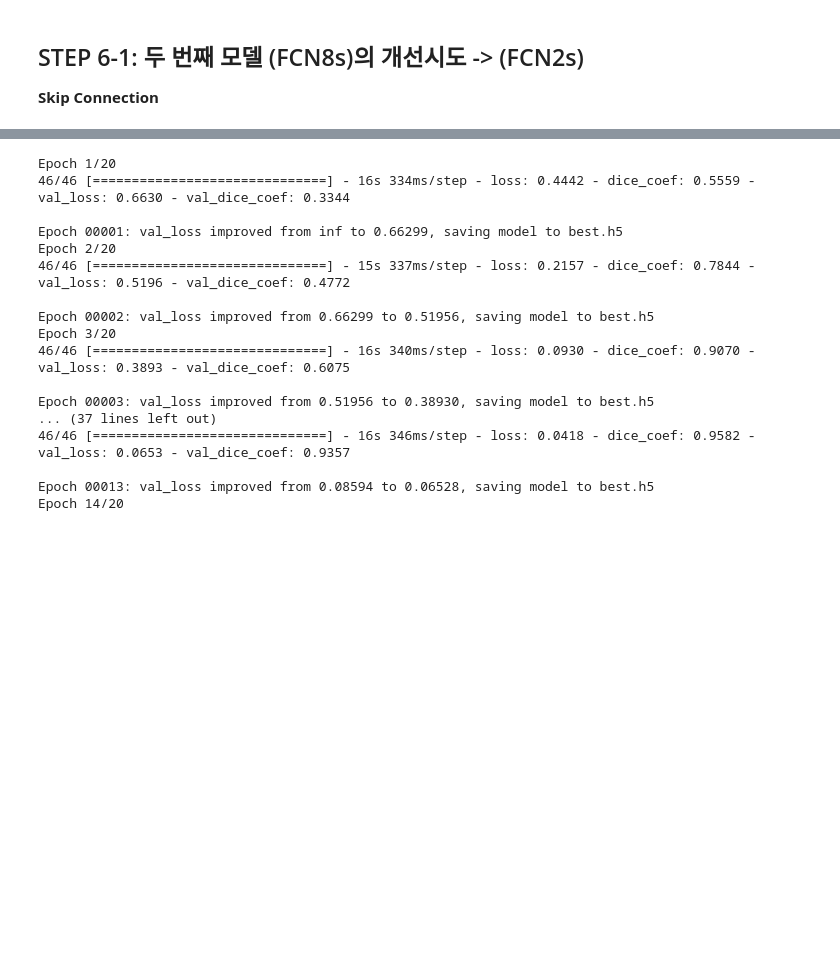
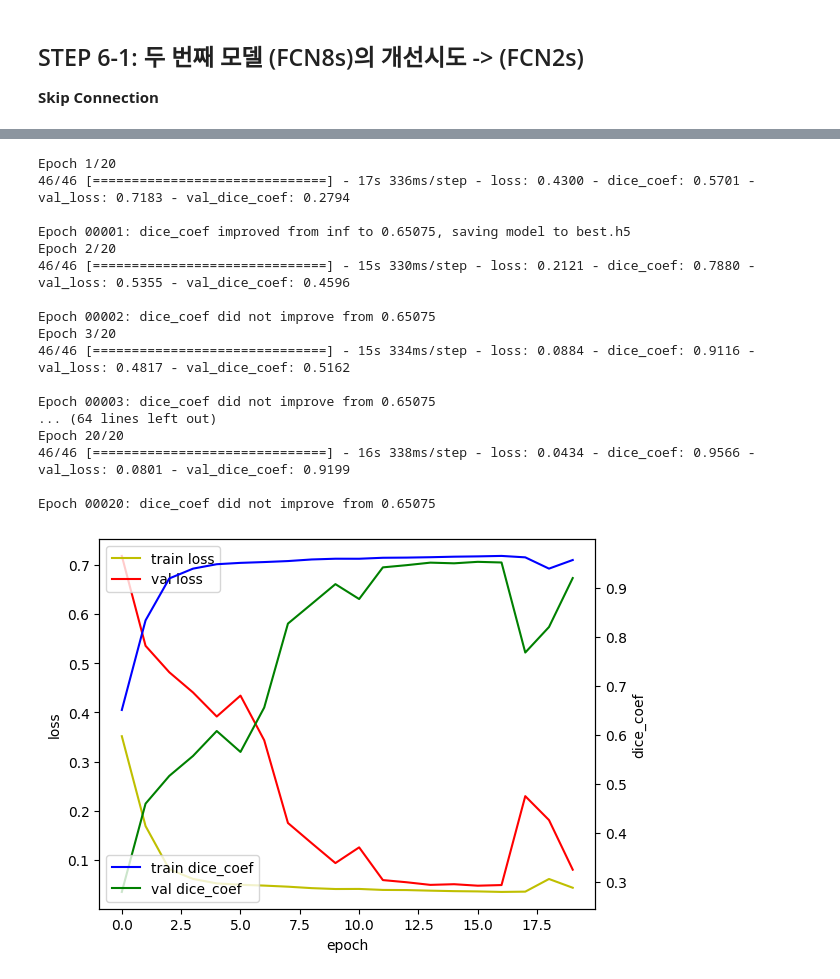
Before and after one commit to whansunKim/keras_image_example, a Jupyter notebook: Day2_3 Keras CNN (Segmentation).ipynb, the cells around one changed output, grey strips where cells are left out. Saved outputs shown, nothing was run; the diff lists cells and outputs as text; code cells hidden in the pictures; blank space fills up the shorter version.

```diff
--- a/Day2_3 Keras CNN (Segmentation).ipynb
+++ b/Day2_3 Keras CNN (Segmentation).ipynb
@@ -806,6 +808,10 @@ def unet(input_size=(256,256,3)):
 
     return Model(inputs=[inputs], outputs=[conv10])
 # %%
+from tensorflow.keras.callbacks import ModelCheckpoint
+cb_checkpoint = ModelCheckpoint(filepath='best.h5', monitor='dice_coef',
+                                verbose=1, save_best_only=True)
+
 # build the model
 model = unet()
 sgd = SGD(lr=0.01, momentum=0.9, nesterov=True)
@@ -820,41 +826,42 @@ tf.random.set_seed(seed)
 hist = model.fit(X_train, y_train, validation_data=(X_valid, y_valid), epochs=20, batch_size=8, verbose=1, callbacks=[cb_checkpoint])
 model.save('unet.h5')
 
 # 학습과정 살펴보기
 fig, loss_ax = plt.subplots()
 
 acc_ax = loss_ax.twinx()
 
 loss_ax.plot(hist.history['loss'], 'y', label='train loss')
 loss_ax.plot(hist.history['val_loss'], 'r', label='val loss')
 
 acc_ax.plot(hist.history['dice_coef'], 'b', label='train dice_coef')
 acc_ax.plot(hist.history['val_dice_coef'], 'g', label='val dice_coef')
 
 loss_ax.set_xlabel('epoch')
 loss_ax.set_ylabel('loss')
 acc_ax.set_ylabel('dice_coef')
 
 loss_ax.legend(loc='upper left')
 acc_ax.legend(loc='lower left')
 
 plt.show()
 # %% [output]
 Epoch 1/20
-46/46 [==============================] - 16s 334ms/step - loss: 0.4442 - dice_coef: 0.5559 - val_loss: 0.6630 - val_dice_coef: 0.3344
+46/46 [==============================] - 17s 336ms/step - loss: 0.4300 - dice_coef: 0.5701 - val_loss: 0.7183 - val_dice_coef: 0.2794
 
-Epoch 00001: val_loss improved from inf to 0.66299, saving model to best.h5
+Epoch 00001: dice_coef improved from inf to 0.65075, saving model to best.h5
 Epoch 2/20
-46/46 [==============================] - 15s 337ms/step - loss: 0.2157 - dice_coef: 0.7844 - val_loss: 0.5196 - val_dice_coef: 0.4772
+46/46 [==============================] - 15s 330ms/step - loss: 0.2121 - dice_coef: 0.7880 - val_loss: 0.5355 - val_dice_coef: 0.4596
 
-Epoch 00002: val_loss improved from 0.66299 to 0.51956, saving model to best.h5
+Epoch 00002: dice_coef did not improve from 0.65075
 Epoch 3/20
-46/46 [==============================] - 16s 340ms/step - loss: 0.0930 - dice_coef: 0.9070 - val_loss: 0.3893 - val_dice_coef: 0.6075
+46/46 [==============================] - 15s 334ms/step - loss: 0.0884 - dice_coef: 0.9116 - val_loss: 0.4817 - val_dice_coef: 0.5162
 
-Epoch 00003: val_loss improved from 0.51956 to 0.38930, saving model to best.h5
-... (37 lines left out)
-46/46 [==============================] - 16s 346ms/step - loss: 0.0418 - dice_coef: 0.9582 - val_loss: 0.0653 - val_dice_coef: 0.9357
+Epoch 00003: dice_coef did not improve from 0.65075
+... (64 lines left out)
+Epoch 20/20
+46/46 [==============================] - 16s 338ms/step - loss: 0.0434 - dice_coef: 0.9566 - val_loss: 0.0801 - val_dice_coef: 0.9199
 
-Epoch 00013: val_loss improved from 0.08594 to 0.06528, saving model to best.h5
-Epoch 14/20
+Epoch 00020: dice_coef did not improve from 0.65075
+[figure, added]
 # %%
```
Also changed, not shown: parts of 5 cells of this notebook.
